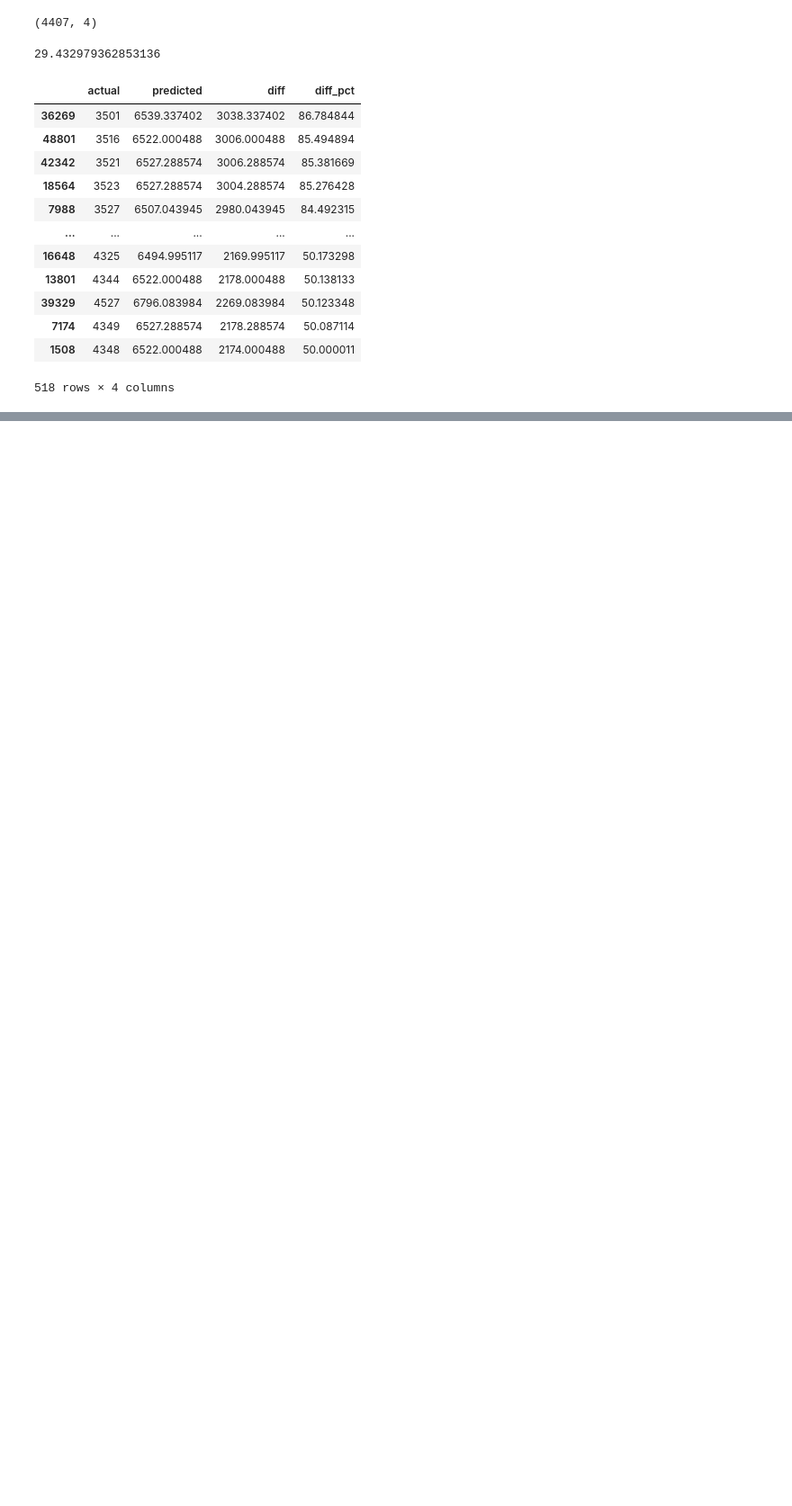
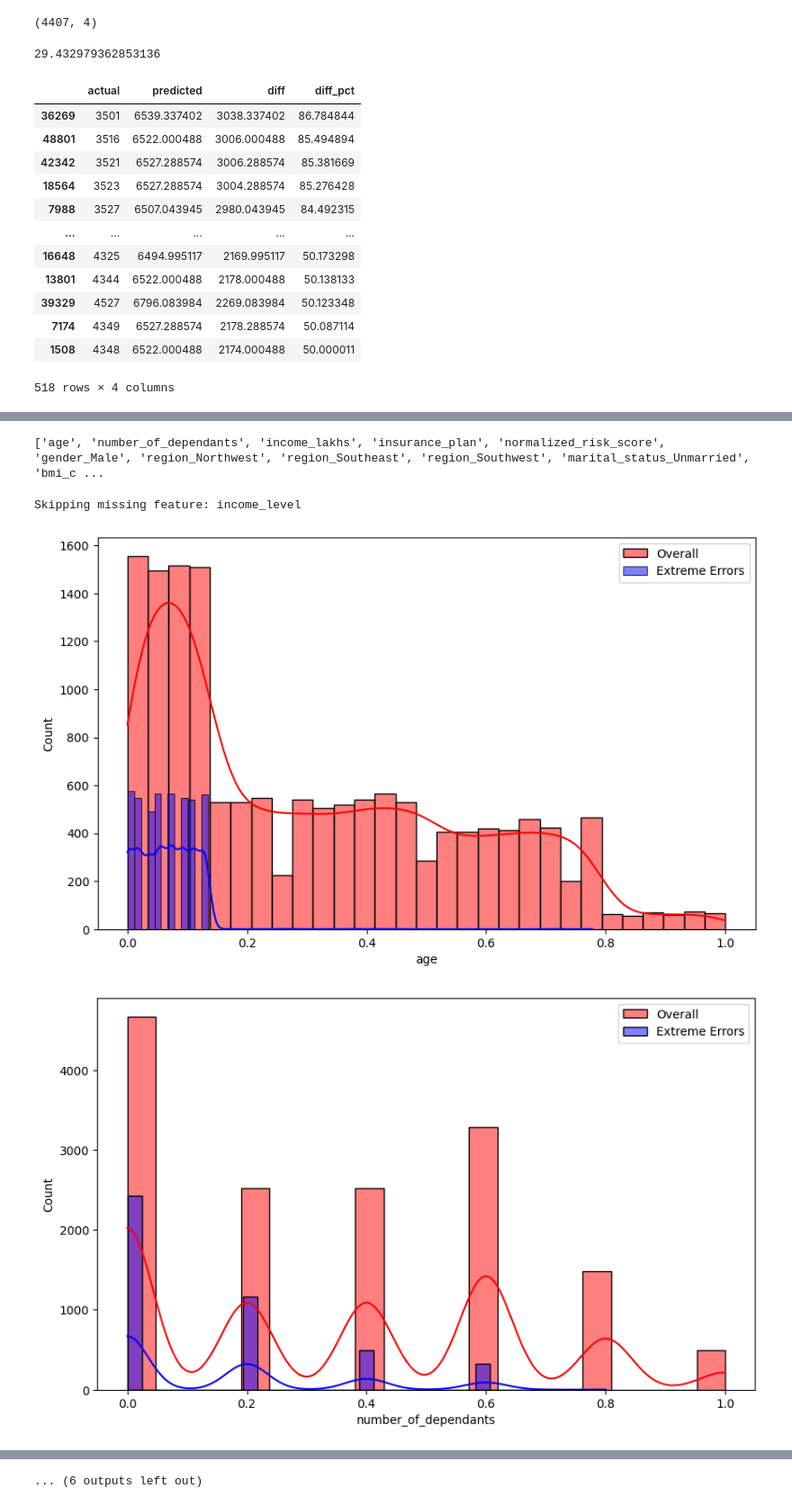
Before and after one commit to Hanishka-Kela/Healthcare-Premium-Prediction--Regression-, a Jupyter notebook: Data_resources/ml_prediction.ipynb, the cells around one changed output, grey strips where cells are left out. Shown at 90% size. Saved outputs shown, nothing was run; the diff lists cells and outputs as text; code cells hidden in the pictures; blank space fills up the shorter version.

Commit message:
printing the extreme errors and the normal dataframe to compare them

```diff
--- a/Data_resources/ml_prediction.ipynb
+++ b/Data_resources/ml_prediction.ipynb
@@ -681,0 +696,3 @@ results_df[np.abs(results_df.diff_pct)>50].sort_values(by='diff_pct',ascending=F
+# %%
+extreme_errors_df = X_test.loc[extreme_results_df.index]
+extreme_errors_df.head()
@@ -681,0 +706,17 @@ results_df[np.abs(results_df.diff_pct)>50].sort_values(by='diff_pct',ascending=F
+# %%
+print(X_test.columns.tolist())
+# %% [output]
+['age', 'number_of_dependants', 'income_lakhs', 'insurance_plan', 'normalized_risk_score', 'gender_Male', 'region_Northwest', 'region_Southeast', 'region_Southwest', 'marital_status_Unmarried', 'bmi_c ...
+# %%
+for feature in X.columns:
+    if feature in X_test.columns:
+        plt.figure(figsize=(10,6))
+        sns.histplot(X_test[feature], color='red', label='Overall', kde=True)
+        sns.histplot(extreme_errors_df[feature], color='blue', alpha=0.5, label='Extreme Errors', kde=True)
+        plt.legend()
+    else:
+        print(f"Skipping missing feature: {feature}")
+# %% [output]
+Skipping missing feature: income_level
+[figure, added]
+[figure, added]
@@ -681,0 +732 @@ results_df[np.abs(results_df.diff_pct)>50].sort_values(by='diff_pct',ascending=F
+... (6 outputs left out)
```
Also changed, not shown: parts of 5 cells of this notebook.
